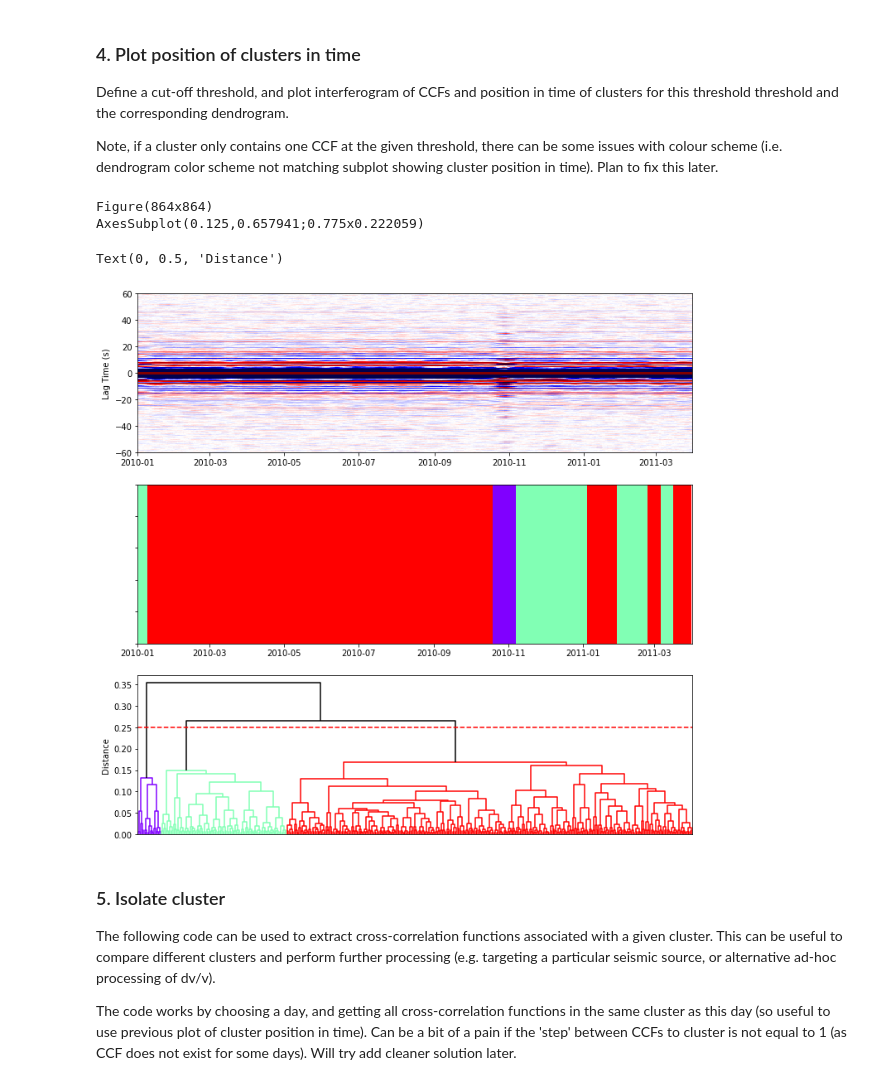
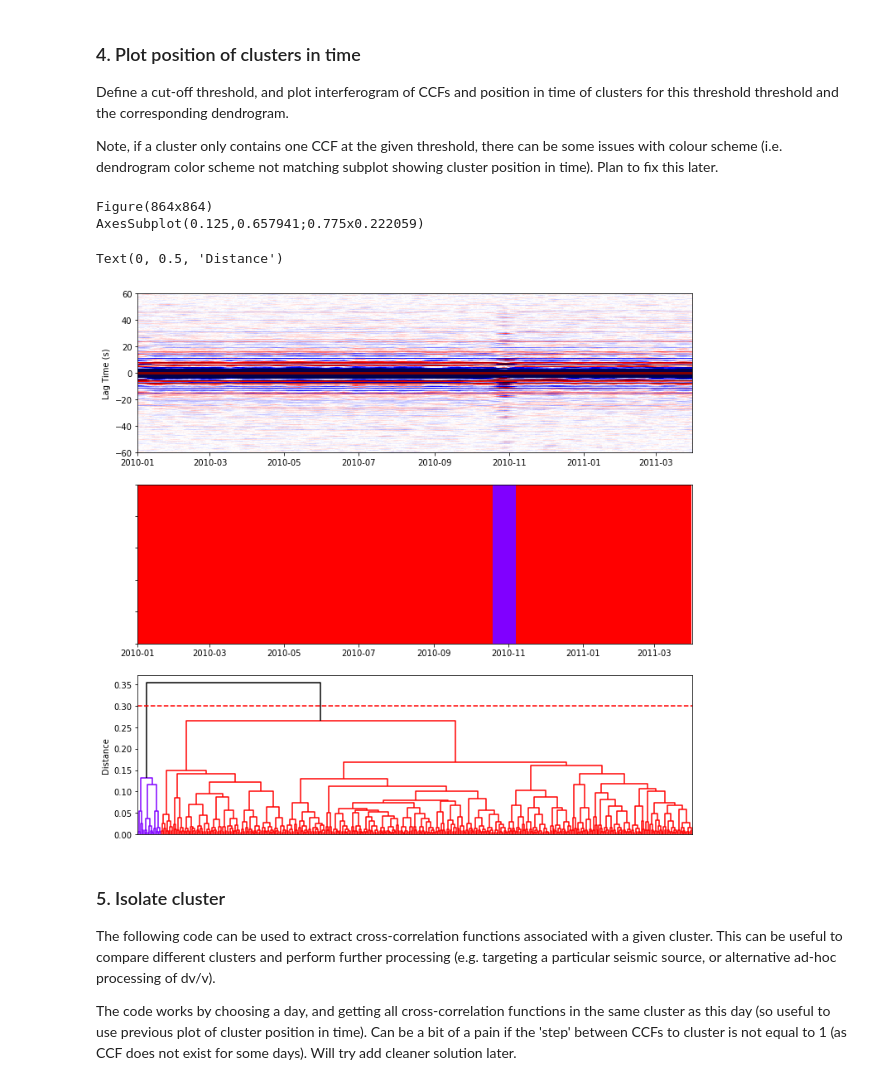
Before and after one commit to asyates/hclusterCCFs, a Jupyter notebook: clusterCCFs_msnoise.ipynb, the cells around one changed output. Cells and saved outputs as stored; diff of their text form; code cells hidden in the pictures.

Commit message:
better plotting (with greyed out clusters)

```diff
--- a/clusterCCFs_msnoise.ipynb
+++ b/clusterCCFs_msnoise.ipynb
@@ -38,19 +38,21 @@ startdatedt = np.datetime64(startdate)
 enddatedt = np.datetime64(enddate)
 
 #create array of datetimes between start and enddate, spaced by defined step
-days = np.arange(startdatedt, enddatedt, np.timedelta64(step, 'D'))
+dates = np.arange(startdatedt, enddatedt, np.timedelta64(step, 'D'))
 
 sta1 = pair.split(":")[0]
 sta2 = pair.split(":")[1]
 
 st = Stream()
+days = []
 
-for i, day in enumerate(days):
+for i, day in enumerate(dates):
 
     stackpath = "STACKS/{:02d}/{:03d}_DAYS/{}/{}_{}/{}.MSEED".format(filterid,mov_stack,comp,sta1,sta2,day)
 
     if os.path.isfile(stackpath):
         st += read(stackpath)
+        days.append(day)
     else:
         print(stackpath +' missing')
 # %% [markdown]
@@ -111,42 +113,73 @@ Define a cut-off threshold, and plot interferogram of CCFs and position in time
 Note, if a cluster only contains one CCF at the given threshold, there can be some issues with colour scheme (i.e. dendrogram color scheme not matching subplot showing cluster position in time). Plan to fix this later.
 # %%
 #set static threshold to show location of clusters in time
-threshold = 0.25
+threshold = 0.3
+min_samples = 10 #set minimum size of cluster to color, otherwise will be greyed out
 
 # Plot interferogram, dendrogram and cluster positions
 
 fig, ax = plt.subplots(3,1, figsize=(12,12))
 
 plot_interferogram(ccfs, params, days, fig=fig, ax=ax[0], maxlag=60)
 
-#get labels corresponding to distance threshold
+#get labels corresponding to distance threshold and filter out singleton clusters
 labels = hierarchy.fcluster(H, threshold, criterion='distance')
 num_fam = np.max(labels) #no. clusters
 cmap = plt.get_cmap('rainbow')
-color_range = cmap(np.linspace(0.0, 1.0, int(num_fam)))
+
+color_dict = {label: '#808080' for label in np.unique(labels)}
+
+# Determine which clusters have less than min_samples items
+counts = np.bincount(labels, minlength=num_fam+1)[1:]
+valid_clusters = np.where(counts >= min_samples)[0]
+
+#define new color range
+new_color_range = cmap(np.linspace(0.0, 1.0, len(valid_clusters)))
+
+# Grey out colors of clusters with less than min_samples items
+count = 0
+
+new_colors2 = []
+for i in range(num_fam):
+
+    if counts[i] >= min_samples:
+        color_dict[i+1] = new_color_range[count]
+        new_colors2.append(new_color_range[count])
+        count += 1
+    else:
+        if counts[i] > 1:
+            new_colors2.append((0.5, 0.5, 0.5, 1.0))
+        else:
+            print(i+1 ,'singleton cluster found')
+
+
+# Generate the color range for the dendrogram
+color_range = [color_dict[label] for label in np.unique(labels)]
 
 #plot cluster labels
 for d in range(len(days)):
     if d == 0:
         continue
     else:
         diff = (days[d]-days[d-1])/np.timedelta64(1,'D')
         if int(diff) == step:
             ax[1].axvspan(days[d-1], days[d], color=color_range[labels[d]-1], alpha=1.0, lw=0)
 
 ax[1].set_yticklabels([])
 ax[1].set_xlim(np.datetime64(startdate), np.datetime64(enddate))
 
 #plot dendrogram
-hierarchy.set_link_color_palette([cm.colors.rgb2hex(rgb) for rgb in color_range])
+hierarchy.set_link_color_palette([cm.colors.rgb2hex(rgb) for rgb in new_colors2])
 dn = hierarchy.dendrogram(H, color_threshold=threshold, above_threshold_color='black', no_labels=True, ax=ax[2])
+
+
 ax[2].axhline(y=threshold, color='red', linestyle='dashed')
 ax[2].set_ylabel('Distance')
 # %% [output]
 Figure(864x864)
 AxesSubplot(0.125,0.657941;0.775x0.222059)
 Text(0, 0.5, 'Distance')
-[figure, old version]
+[figure, new version]
 # %% [markdown]
 <h3> 5. Isolate cluster </h3>
 
```
